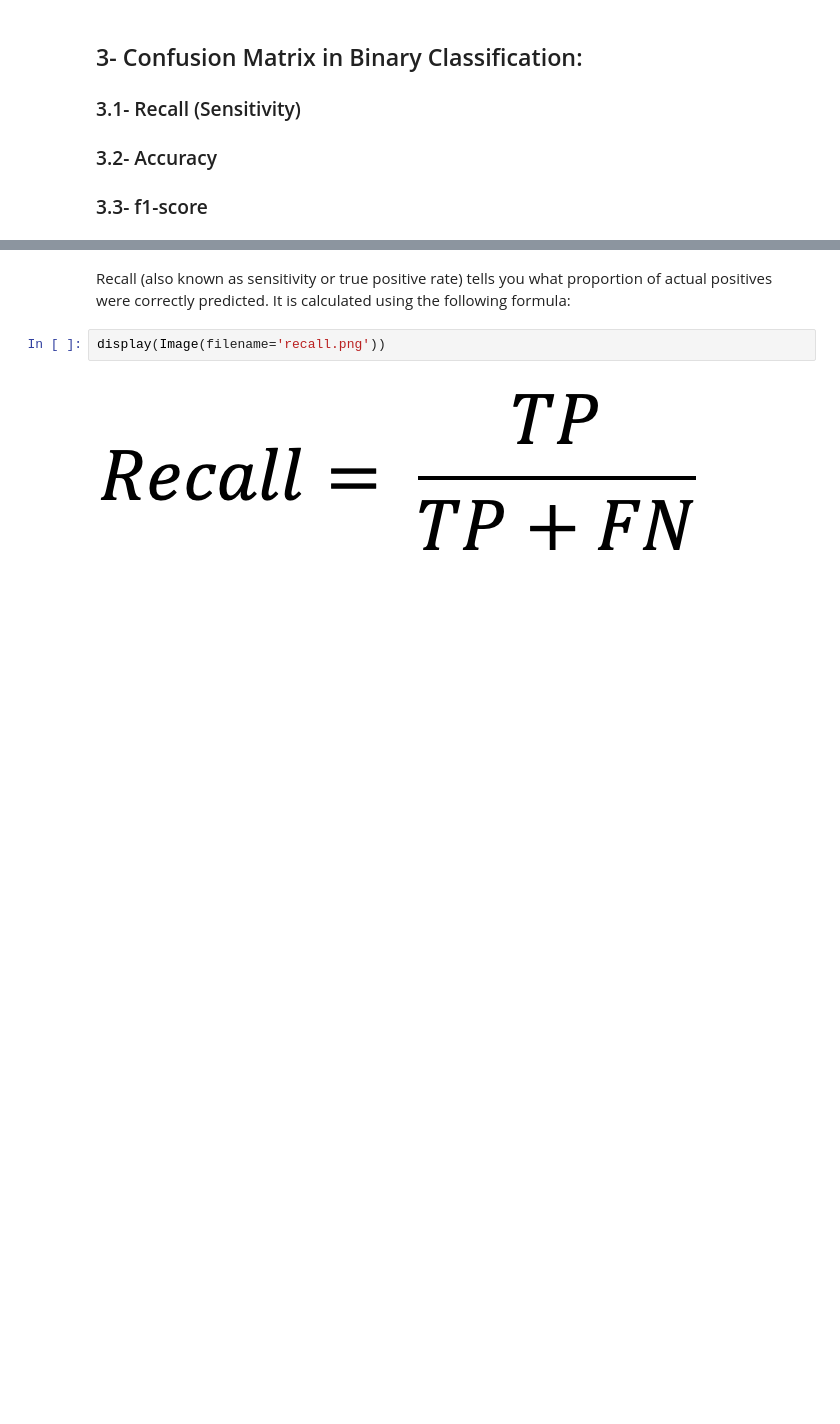
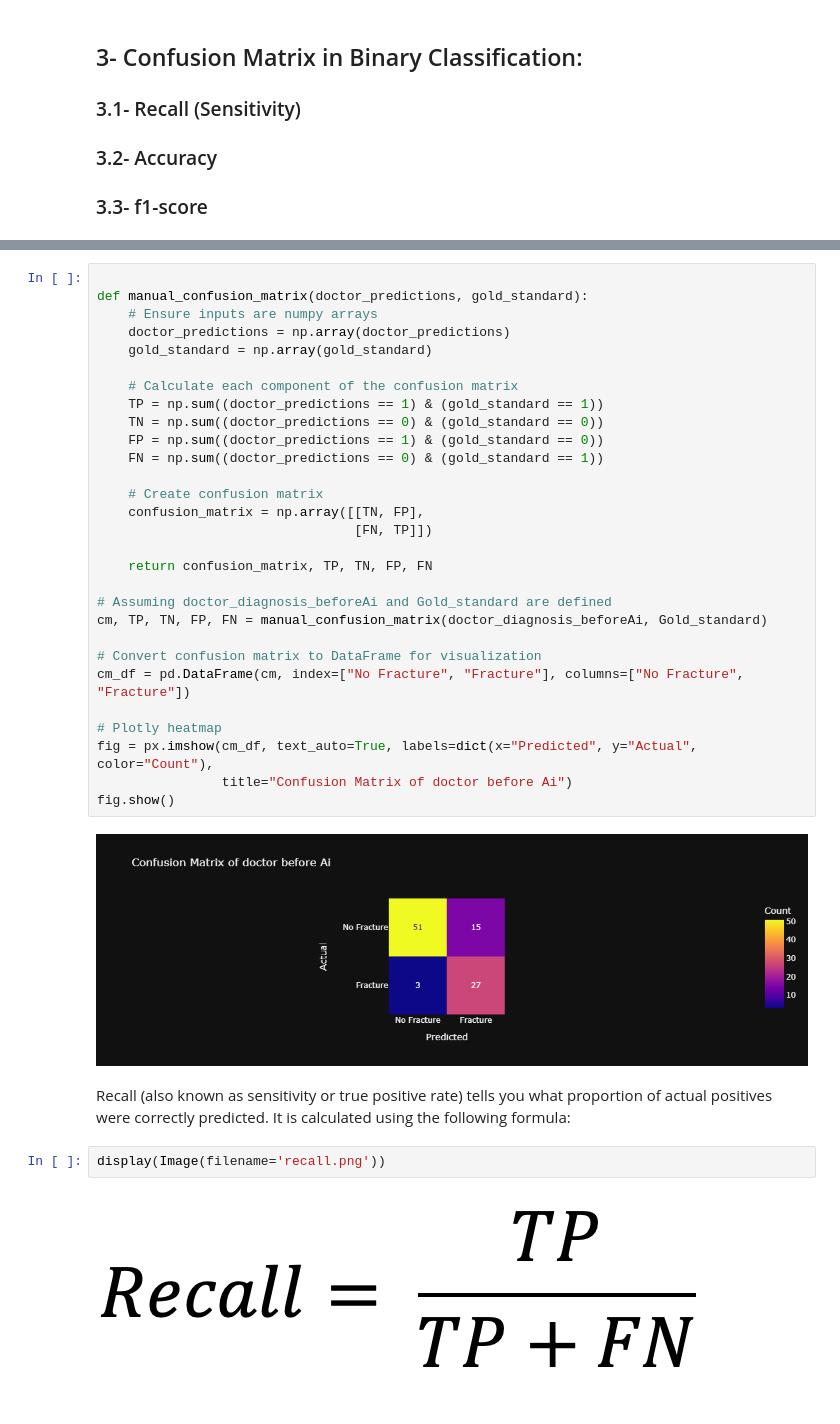
Before and after one commit to ahmednasri05/X-ray-Ai-Detector-Model-Evaluation-, a Jupyter notebook: patient_analysis.ipynb, the cells around one changed output, grey strips where cells are left out. Saved outputs shown, nothing was run; the diff lists cells and outputs as text; blank space fills up the shorter version.

Commit message:
manuel confusion matrix, manual calculations

```diff
--- a/patient_analysis.ipynb
+++ b/patient_analysis.ipynb
@@ -212,3 +196,34 @@ fig.show()
+# %%
+
+def manual_confusion_matrix(doctor_predictions, gold_standard):
+    # Ensure inputs are numpy arrays
+    doctor_predictions = np.array(doctor_predictions)
+    gold_standard = np.array(gold_standard)
+
+    # Calculate each component of the confusion matrix
+    TP = np.sum((doctor_predictions == 1) & (gold_standard == 1))
+    TN = np.sum((doctor_predictions == 0) & (gold_standard == 0))
+    FP = np.sum((doctor_predictions == 1) & (gold_standard == 0))
+    FN = np.sum((doctor_predictions == 0) & (gold_standard == 1))
+
+    # Create confusion matrix
+    confusion_matrix = np.array([[TN, FP],
+                                 [FN, TP]])
+
+    return confusion_matrix, TP, TN, FP, FN
+
+# Assuming doctor_diagnosis_beforeAi and Gold_standard are defined
+cm, TP, TN, FP, FN = manual_confusion_matrix(doctor_diagnosis_beforeAi, Gold_standard)
+
+# Convert confusion matrix to DataFrame for visualization
+cm_df = pd.DataFrame(cm, index=["No Fracture", "Fracture"], columns=["No Fracture", "Fracture"])
+
+# Plotly heatmap
+fig = px.imshow(cm_df, text_auto=True, labels=dict(x="Predicted", y="Actual", color="Count"),
+                title="Confusion Matrix of doctor before Ai")
+fig.show()
+# %% [output]
+[figure, added]
 # %% [markdown]
 Recall (also known as sensitivity or true positive rate) tells you what proportion of actual positives were correctly predicted. It is calculated using the following formula:
 # %%
```
Also changed, not shown: parts of 95 cells of this notebook, 3 other files.
